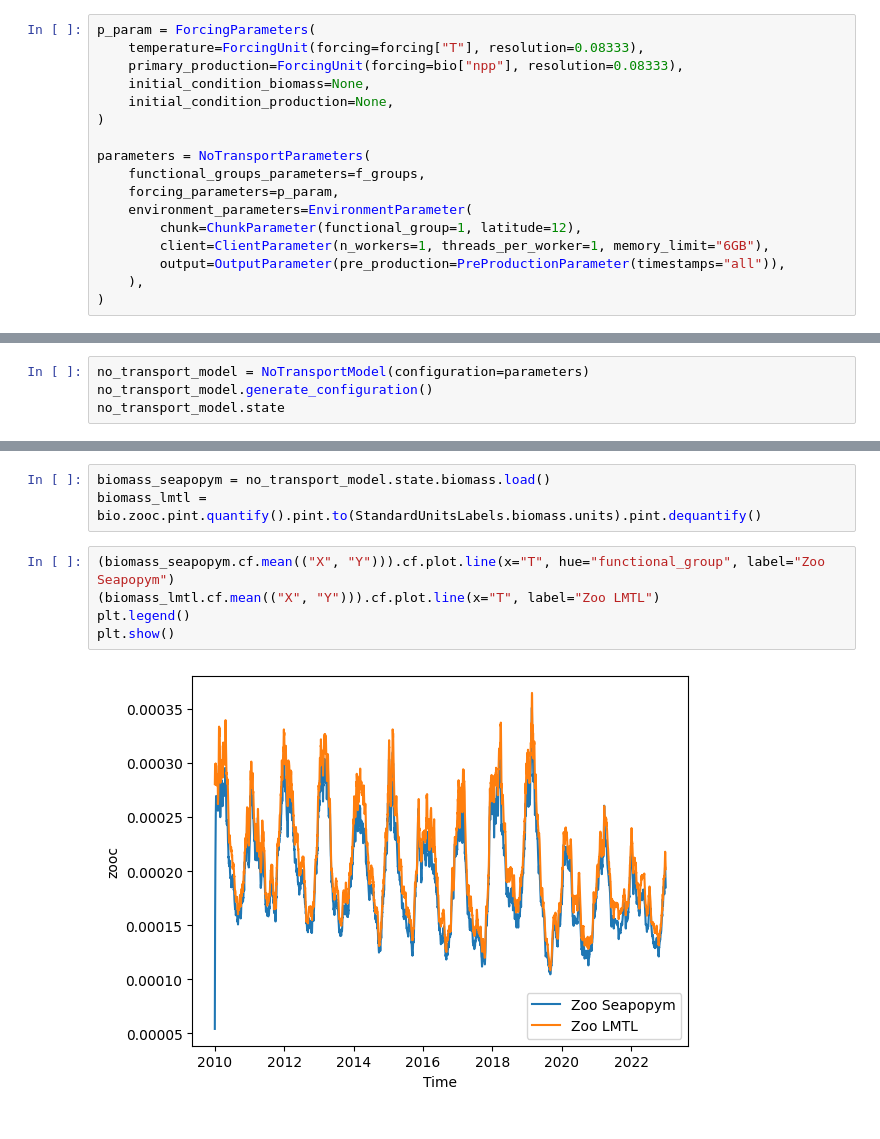
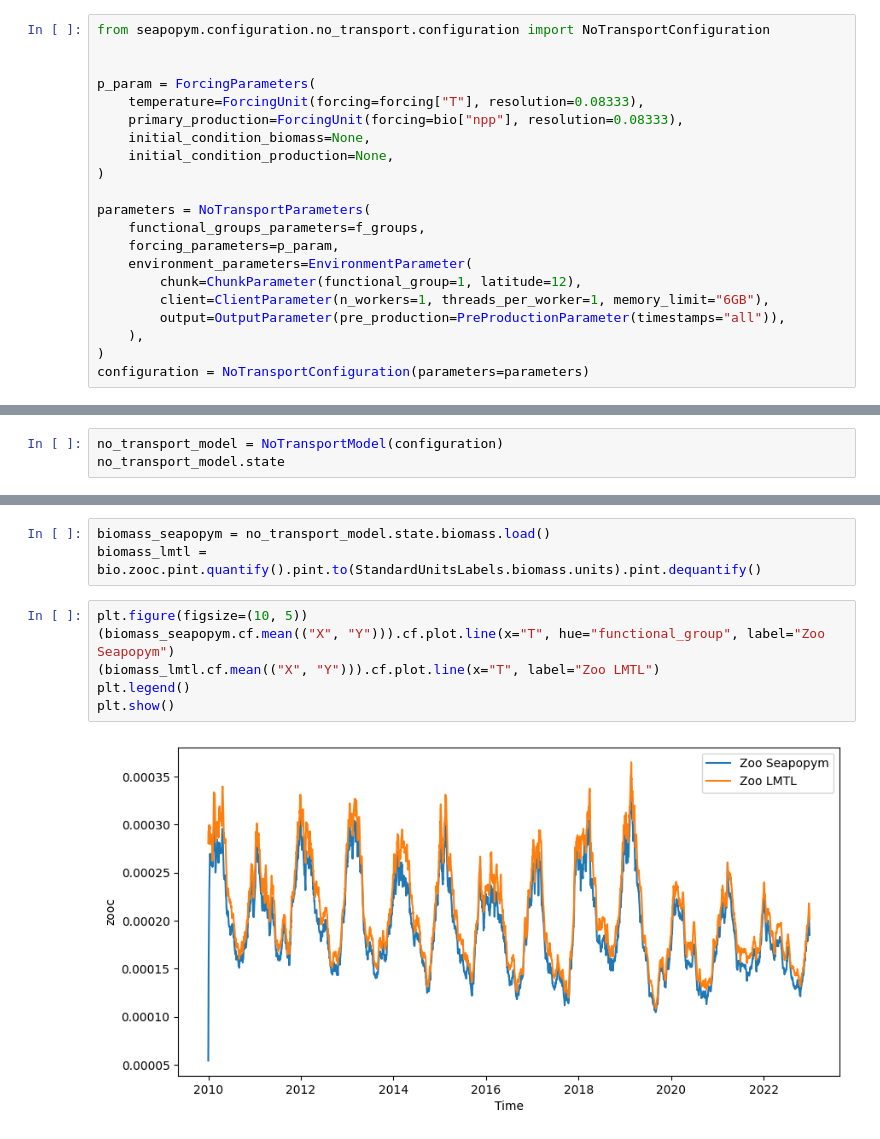
Before and after one commit to Ash12H/seapodym-lmtl-python, a Jupyter notebook: docs/source/example_model.ipynb, the cells around one changed output, grey strips where cells are left out. Saved outputs shown, nothing was run; the diff lists cells and outputs as text.

```diff
--- a/docs/source/example_model.ipynb
+++ b/docs/source/example_model.ipynb
@@ -129,6 +127,9 @@ f_groups.append(
 
 f_groups = FunctionalGroups(functional_groups=f_groups)
 # %%
+from seapopym.configuration.no_transport.configuration import NoTransportConfiguration
+
+
 p_param = ForcingParameters(
     temperature=ForcingUnit(forcing=forcing["T"], resolution=0.08333),
     primary_production=ForcingUnit(forcing=bio["npp"], resolution=0.08333),
@@ -145,4 +146,5 @@ parameters = NoTransportParameters(
         output=OutputParameter(pre_production=PreProductionParameter(timestamps="all")),
     ),
 )
+configuration = NoTransportConfiguration(parameters=parameters)
 # %% [output]
@@ -151,8 +153,7 @@ parameters = NoTransportParameters(
 # %% [markdown]
 ## Initialize the model
 # %%
-no_transport_model = NoTransportModel(configuration=parameters)
-no_transport_model.generate_configuration()
+no_transport_model = NoTransportModel(configuration)
 no_transport_model.state
 # %% [output]
 <xarray.Dataset> Size: 44MB
@@ -218,9 +204,10 @@ Data variables: (12/29)
 biomass_seapopym = no_transport_model.state.biomass.load()
 biomass_lmtl = bio.zooc.pint.quantify().pint.to(StandardUnitsLabels.biomass.units).pint.dequantify()
 # %%
+plt.figure(figsize=(10, 5))
 (biomass_seapopym.cf.mean(("X", "Y"))).cf.plot.line(x="T", hue="functional_group", label="Zoo Seapopym")
 (biomass_lmtl.cf.mean(("X", "Y"))).cf.plot.line(x="T", label="Zoo LMTL")
 plt.legend()
 plt.show()
 # %% [output]
-[figure, old version]
+[figure, new version]
```
Also changed, not shown: parts of 3 cells of this notebook, 20 other files.
